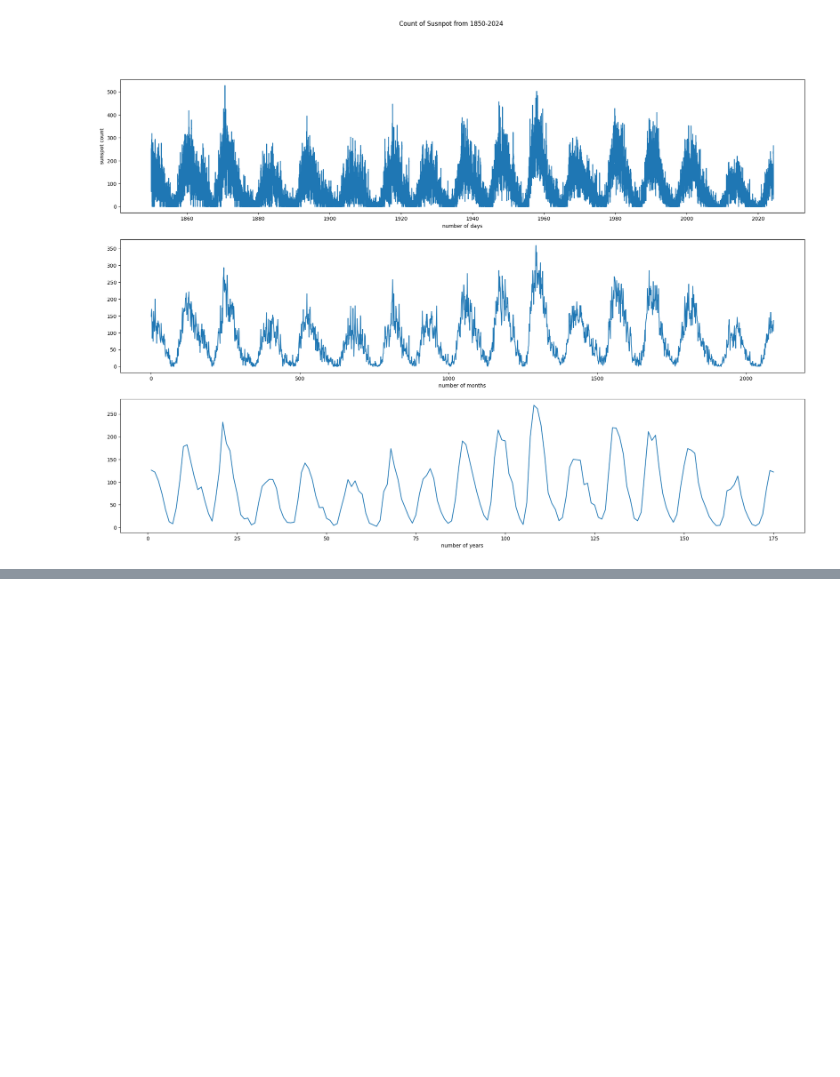
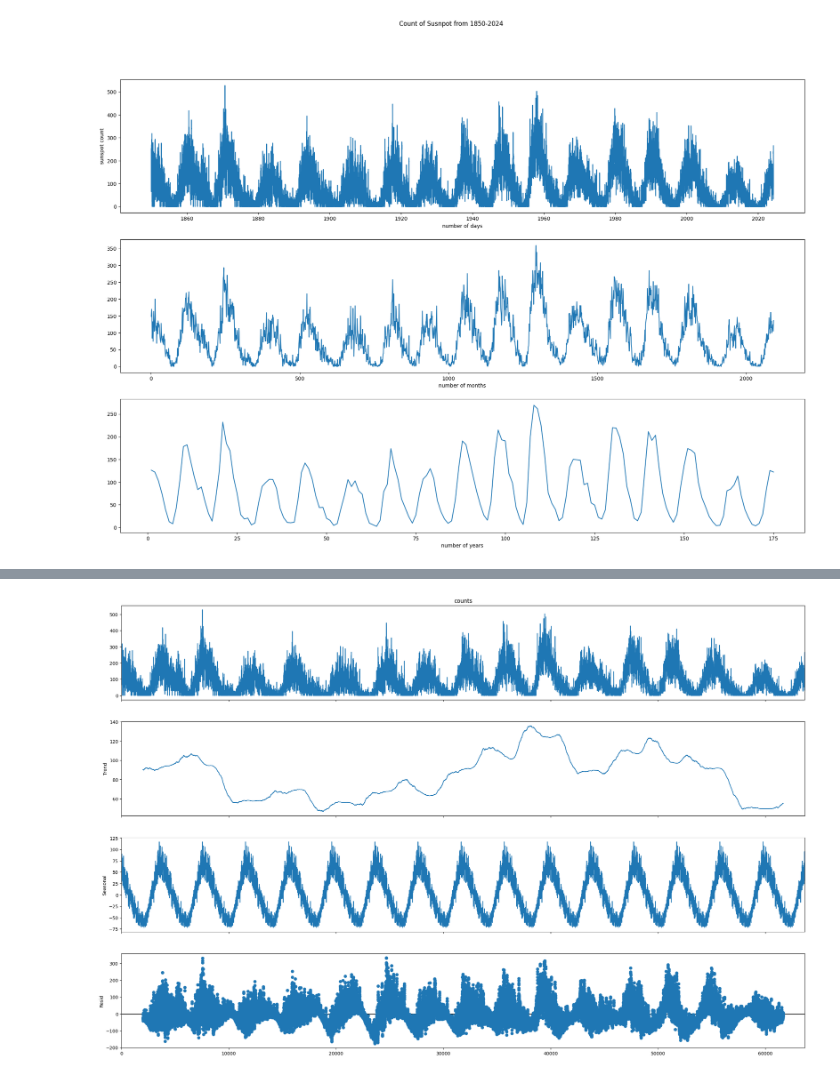
Before and after one commit to dharmateja-masetty/ConvolutionalTimeTravellers, a Jupyter notebook: notebooks/ForCNN/EDA_ForCNN.ipynb, the cells around one changed output, grey strips where cells are left out. Saved outputs shown, nothing was run; the diff lists cells and outputs as text; code cells hidden in the pictures; blank space fills up the shorter version.

```diff
--- a/notebooks/ForCNN/EDA_ForCNN.ipynb
+++ b/notebooks/ForCNN/EDA_ForCNN.ipynb
@@ -105,0 +124,7 @@ sns.despine()
+# %%
+decomposition = seasonal_decompose(data.counts, model = 'add', period = 4018) # Solar cycle 11 years ~ 4015 + 11//4 days
+fig = decomposition.plot()
+fig.set_size_inches((24, 16))
+plt.show()
+# %% [output]
+[figure, added]
```
Also changed, not shown: parts of 12 cells of this notebook, 4 other files.
